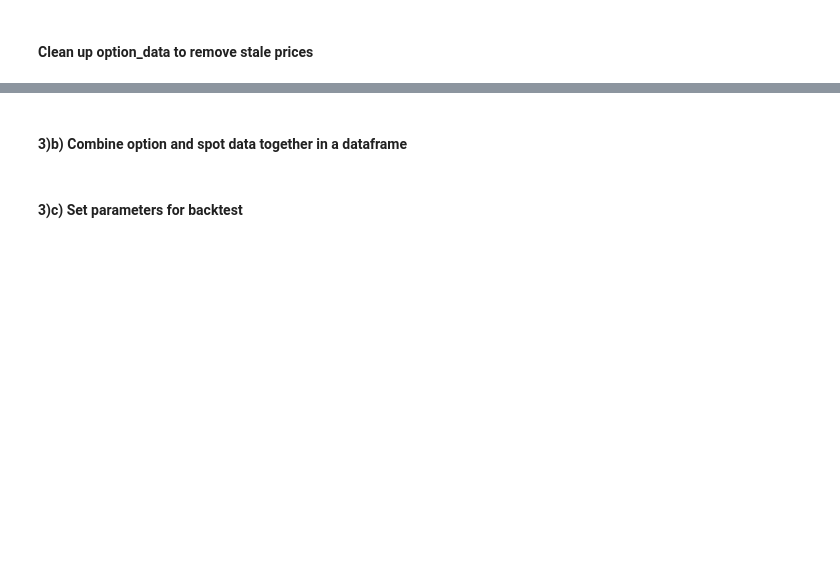
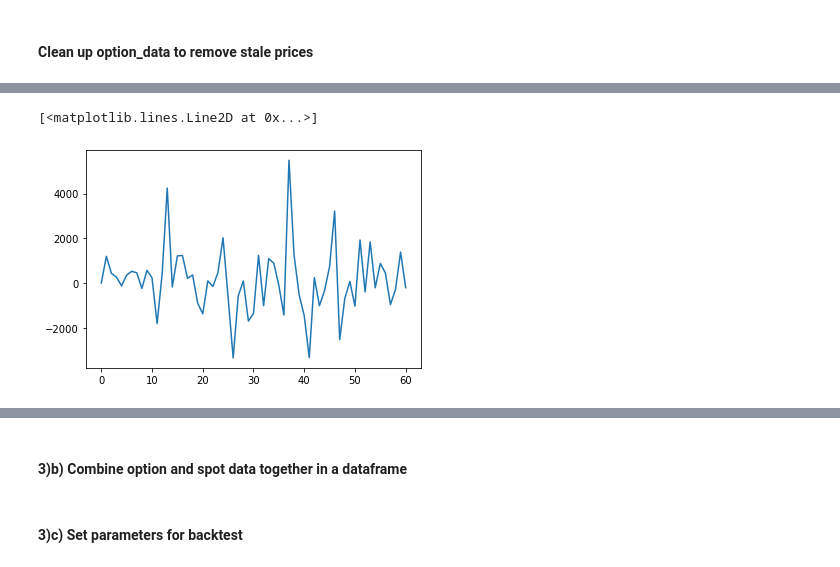
Before and after one commit to marcNY/crypto_option_dashboard, a Jupyter notebook: notebooks/WebApp Template.ipynb, the cells around one changed output, grey strips where cells are left out. Cells and saved outputs as stored; diff of their text form; code cells hidden in the pictures; blank space fills up the shorter version.

```diff
--- a/notebooks/WebApp Template.ipynb
+++ b/notebooks/WebApp Template.ipynb
@@ -333,0 +284,3 @@ option_data[56:].head()
+# %%
+plt.plot(cum_spot_pnl)
+# %% [output]
@@ -333,0 +288,2 @@ option_data[56:].head()
+[<matplotlib.lines.Line2D at 0x...>]
+[figure, added]
```
Also changed, not shown: parts of 31 cells of this notebook.
